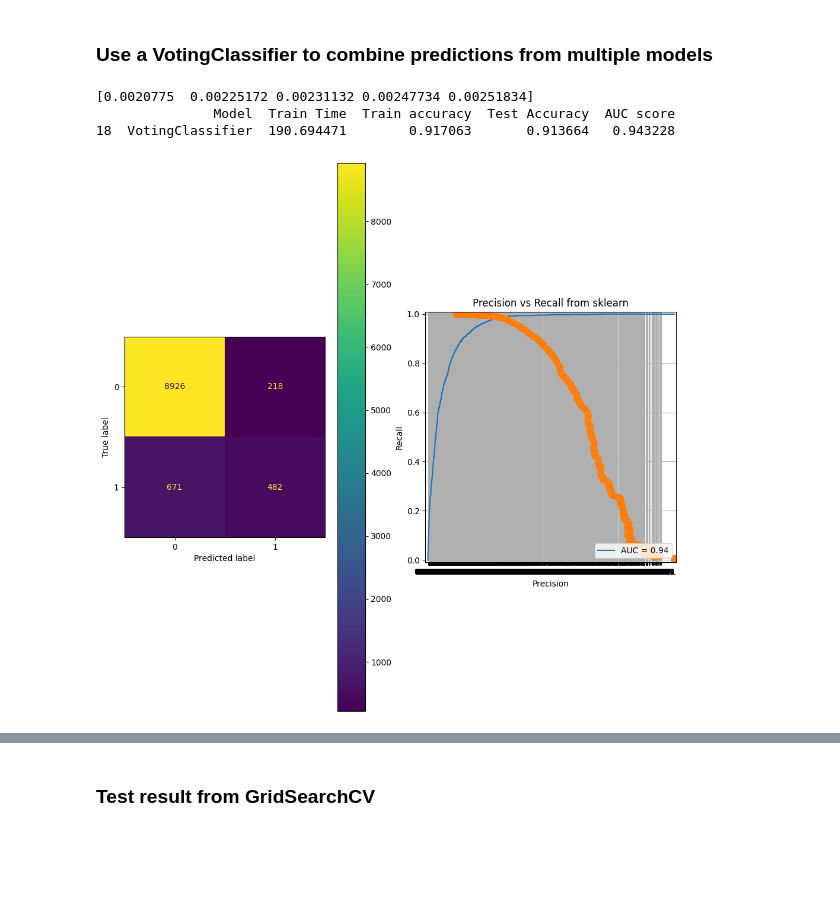
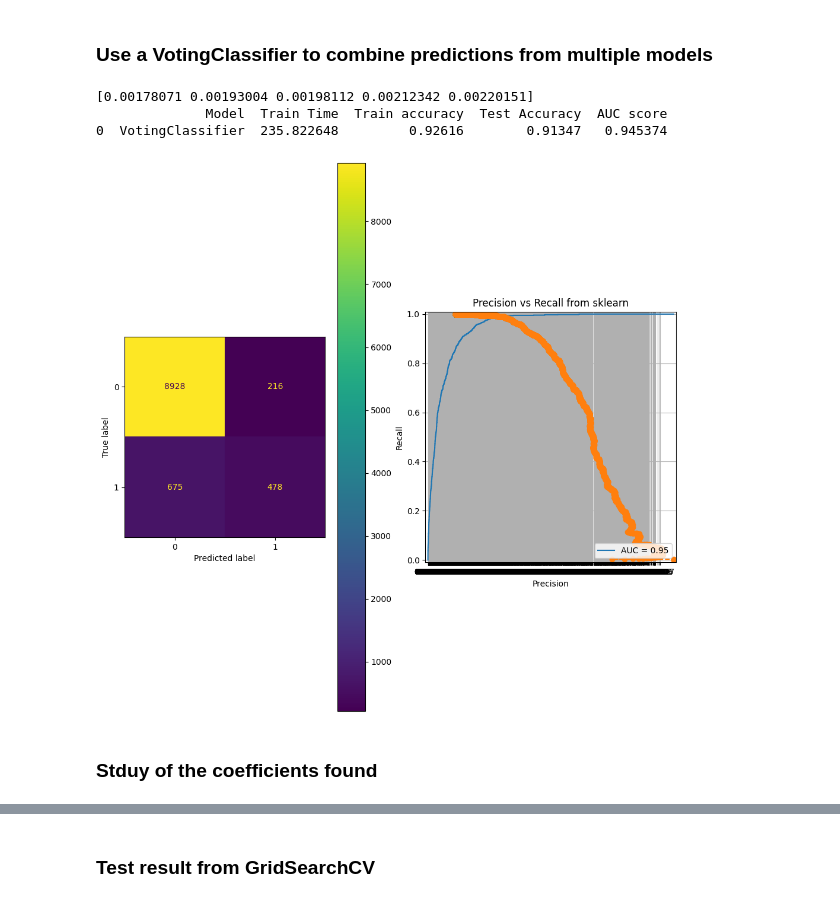
Before and after one commit to mingl2000/UCBAI, a Jupyter notebook: prompt_III.ipynb, the cells around one changed output, grey strips where cells are left out. Saved outputs shown, nothing was run; the diff lists cells and outputs as text; code cells hidden in the pictures; blank space fills up the shorter version.

Commit message:
add coefficients

```diff
--- a/prompt_III.ipynb
+++ b/prompt_III.ipynb
@@ -783,20 +783,19 @@ entropy_tree
 # %%
 knn = knn_grid.best_estimator_
 dt = grid_dt.best_estimator_
 lr = lgr_grid.best_estimator_
 
 lr_sel = lgr_sel_grid.best_estimator_
 svc = csv_grid.best_estimator_
 svc_rbf = csv_grid_rbf.best_estimator_
 
 voting_clf = VotingClassifier(estimators=[
-    ('knn', knn), ('dt', dt), ('lr', lr), ('lr_sel',lr_sel), ('svc', svc),('svc_rbf',svc_rbf)], voting='soft', n_jobs=-1)
+    ('knn', knn), ('dt', dt), ('lr', lr), ('lr_sel',lr_sel), ('svc', svc),('svc_rbf',svc_rbf),('rf',rf_pipeline)], voting='soft', n_jobs=-1)
 model_train_test(voting_clf, 'VotingClassifier',  X_train, y_train, X_test, y_test, df_scores, timeit_number= timeit_number)
-
-#voting_clf.fit(X_train, y_train)
-#print("Voting Classifier score:", voting_clf.score(X_test, y_test))
 # %% [output]
-[0.0020775  0.00225172 0.00231132 0.00247734 0.00251834]
-               Model  Train Time  Train accuracy  Test Accuracy  AUC score
-18  VotingClassifier  190.694471        0.917063       0.913664   0.943228
+[0.00178071 0.00193004 0.00198112 0.00212342 0.00220151]
+              Model  Train Time  Train accuracy  Test Accuracy  AUC score
+0  VotingClassifier  235.822648         0.92616        0.91347   0.945374
-[figure, old version]
+[figure, new version]
+# %% [markdown]
+### Stduy of the coefficients found
```
Also changed, not shown: parts of 2 cells of this notebook, 1 other file.
